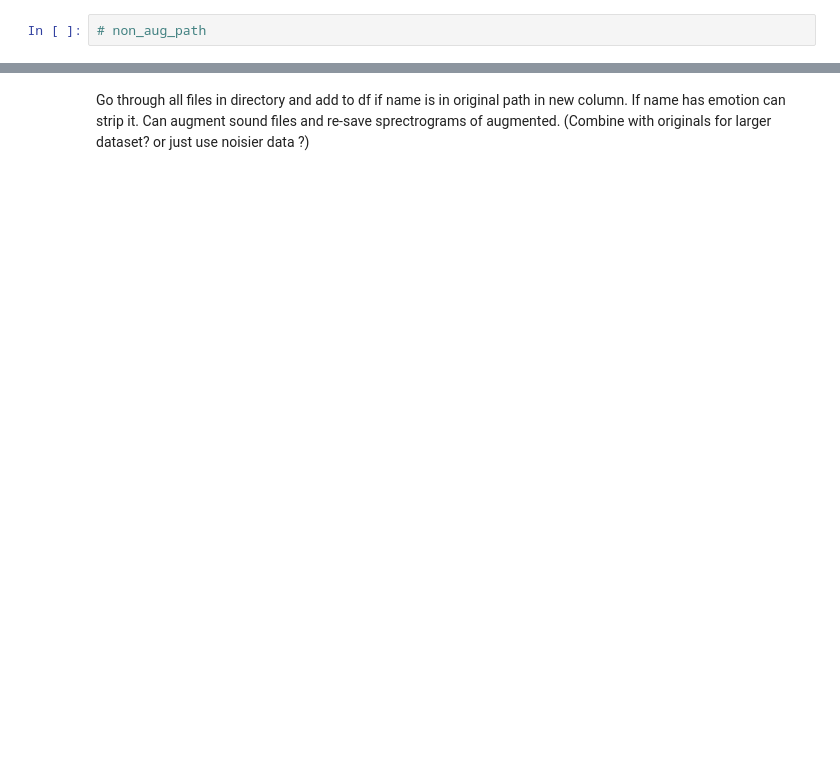
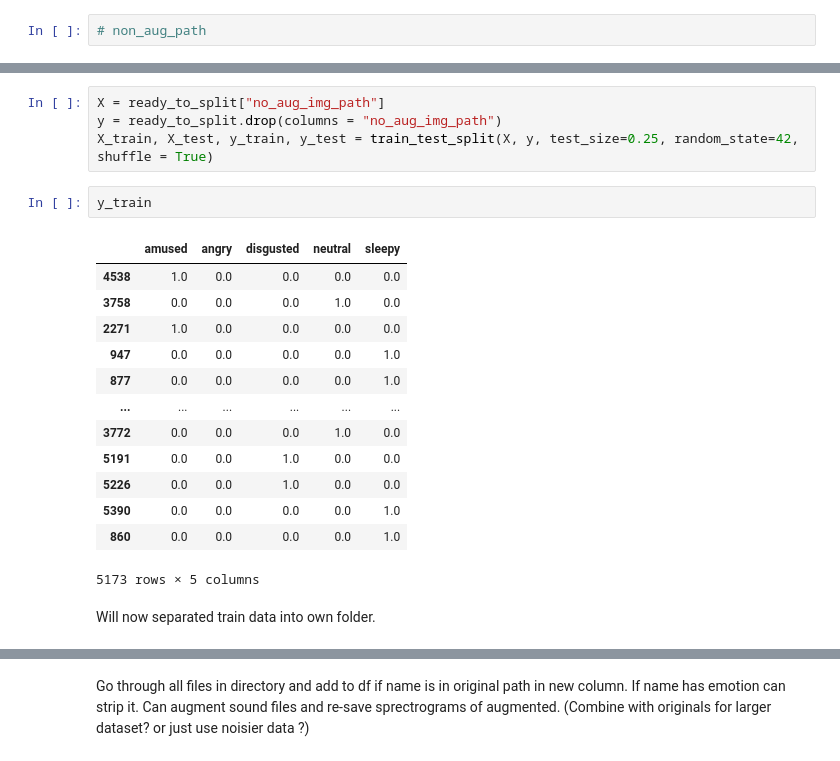
Before and after one commit to njw27/Speech_Emotion_Recognition_SER, a Jupyter notebook: EDA_notebook.ipynb, the cells around one changed output, grey strips where cells are left out. Cells and saved outputs as stored; diff of their text form; blank space fills up the shorter version.

```diff
--- a/EDA_notebook.ipynb
+++ b/EDA_notebook.ipynb
@@ -408,0 +394,22 @@ df
+# %%
+X = ready_to_split["no_aug_img_path"]
+y = ready_to_split.drop(columns = "no_aug_img_path")
+X_train, X_test, y_train, y_test = train_test_split(X, y, test_size=0.25, random_state=42, shuffle = True)
+# %%
+y_train
+# %% [output]
+|  | amused | angry | disgusted | neutral | sleepy |
+| 4538 | 1.0 | 0.0 | 0.0 | 0.0 | 0.0 |
+| 3758 | 0.0 | 0.0 | 0.0 | 1.0 | 0.0 |
+| 2271 | 1.0 | 0.0 | 0.0 | 0.0 | 0.0 |
+| 947 | 0.0 | 0.0 | 0.0 | 0.0 | 1.0 |
+| 877 | 0.0 | 0.0 | 0.0 | 0.0 | 1.0 |
+| ... | ... | ... | ... | ... | ... |
+| 3772 | 0.0 | 0.0 | 0.0 | 1.0 | 0.0 |
+| 5191 | 0.0 | 0.0 | 1.0 | 0.0 | 0.0 |
+| 5226 | 0.0 | 0.0 | 1.0 | 0.0 | 0.0 |
+| 5390 | 0.0 | 0.0 | 0.0 | 0.0 | 1.0 |
+| 860 | 0.0 | 0.0 | 0.0 | 0.0 | 1.0 |
+5173 rows × 5 columns
+# %% [markdown]
+Will now separated train data into own folder.
```
Also changed, not shown: parts of 40 cells of this notebook, 1 other file.
